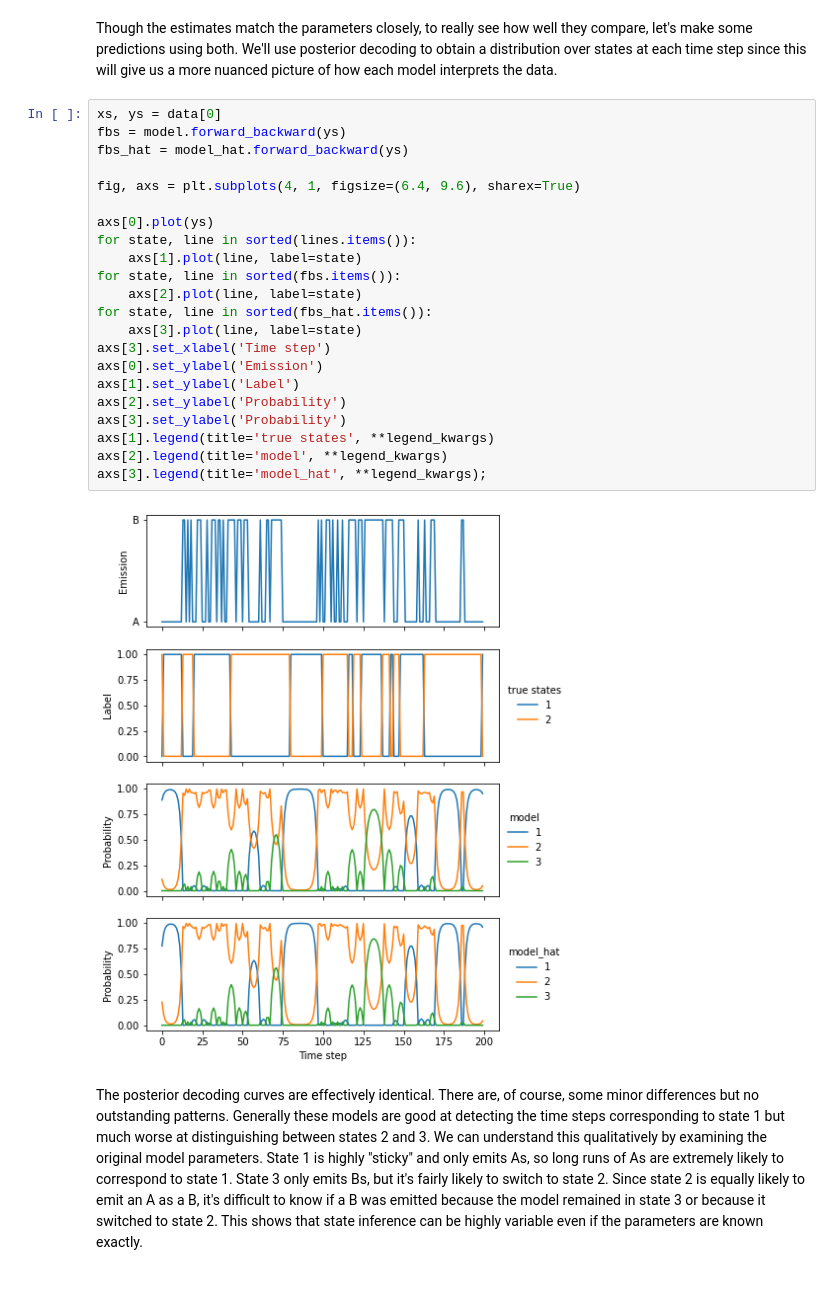
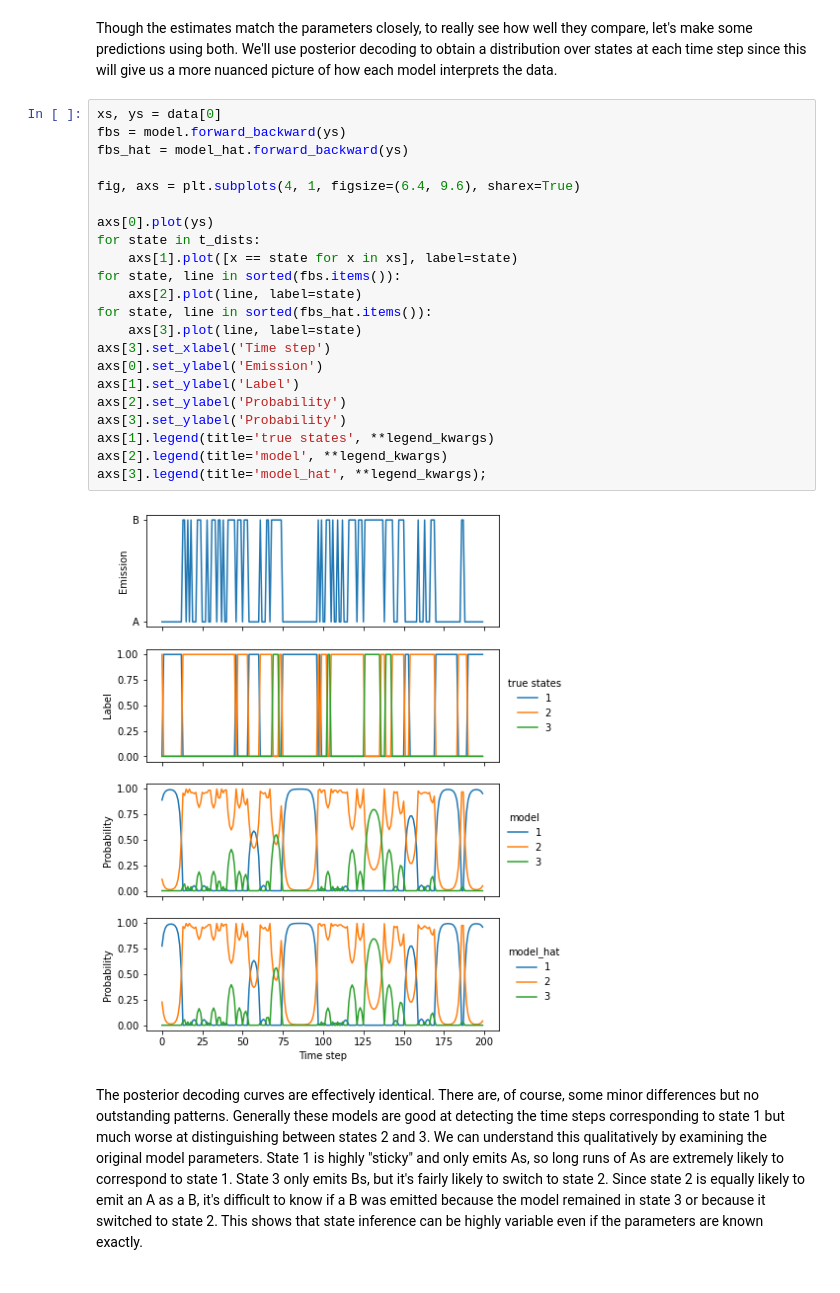
Before and after one commit to marcsingleton/homomorph, a Jupyter notebook: tutorials/hmm_training.ipynb, the cells around one changed output. Cells and saved outputs as stored; diff of their text form.

Commit message:
Re-ran all cells and fixed some code which was broken by removal of some plots

```diff
--- a/tutorials/hmm_training.ipynb
+++ b/tutorials/hmm_training.ipynb
@@ -368,27 +368,27 @@ Though the estimates match the parameters closely, to really see how well they c
 # %%
 xs, ys = data[0]
 fbs = model.forward_backward(ys)
 fbs_hat = model_hat.forward_backward(ys)
 
 fig, axs = plt.subplots(4, 1, figsize=(6.4, 9.6), sharex=True)
 
 axs[0].plot(ys)
-for state, line in sorted(lines.items()):
-    axs[1].plot(line, label=state)
+for state in t_dists:
+    axs[1].plot([x == state for x in xs], label=state)
 for state, line in sorted(fbs.items()):
     axs[2].plot(line, label=state)
 for state, line in sorted(fbs_hat.items()):
     axs[3].plot(line, label=state)
 axs[3].set_xlabel('Time step')
 axs[0].set_ylabel('Emission')
 axs[1].set_ylabel('Label')
 axs[2].set_ylabel('Probability')
 axs[3].set_ylabel('Probability')
 axs[1].legend(title='true states', **legend_kwargs)
 axs[2].legend(title='model', **legend_kwargs)
 axs[3].legend(title='model_hat', **legend_kwargs);
 # %% [output]
-[figure, old version]
+[figure, new version]
 # %% [markdown]
 The posterior decoding curves are effectively identical. There are, of course, some minor differences but no outstanding patterns. Generally these models are good at detecting the time steps corresponding to state 1 but much worse at distinguishing between states 2 and 3. We can understand this qualitatively by examining the original model parameters. State 1 is highly "sticky" and only emits As, so long runs of As are extremely likely to correspond to state 1. State 3 only emits Bs, but it's fairly likely to switch to state 2. Since state 2 is equally likely to emit an A as a B, it's difficult to know if a B was emitted because the model remained in state 3 or because it switched to state 2. This shows that state inference can be highly variable even if the parameters are known exactly.
 
```
Also changed, not shown: parts of 4 cells of this notebook.
